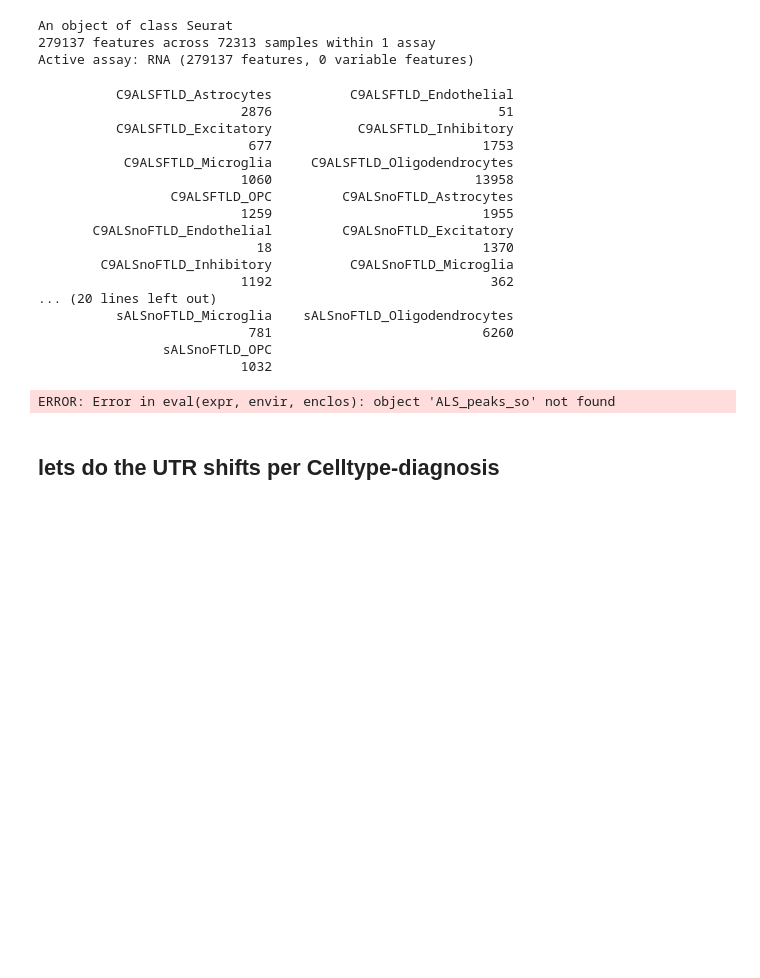
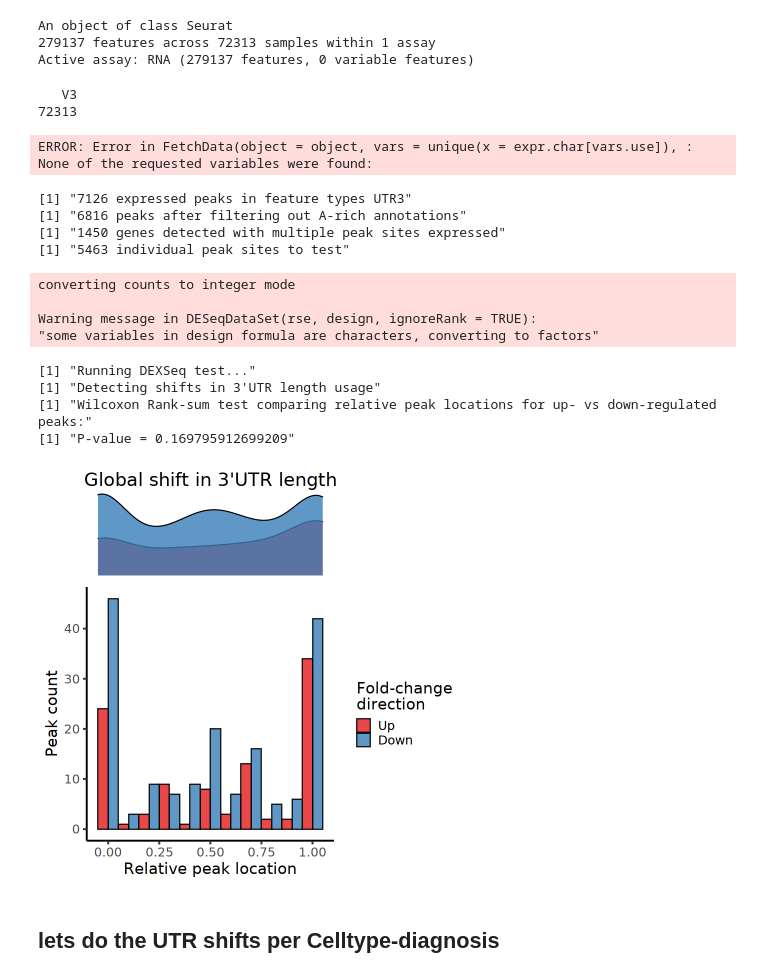
Before and after one commit to AidenSb/APA, a Jupyter notebook: For_ALS_atlas_paper/ALS_final_analysis.ipynb, the cells around one changed output. Drawn from its saved outputs; the diff is of its cells as text; code cells hidden in the pictures; blank space fills up the shorter version.

```diff
--- a/For_ALS_atlas_paper/ALS_final_analysis.ipynb
+++ b/For_ALS_atlas_paper/ALS_final_analysis.ipynb
@@ -272,25 +277,10 @@ Active assay: RNA (279137 features, 0 variable features)
 # %%
 ALS_peaks_so <- AddMetaData(ALS_peaks_so, metadata = ge_so@meta.data)
 # %%
-table(ALS_peaks_so$diagnosis_celltype)
+table(ALS_peaks_so$chemistry)
 # %% [output]
-          C9ALSFTLD_Astrocytes          C9ALSFTLD_Endothelial
-                          2876                             51
-          C9ALSFTLD_Excitatory           C9ALSFTLD_Inhibitory
-                           677                           1753
-           C9ALSFTLD_Microglia     C9ALSFTLD_Oligodendrocytes
-                          1060                          13958
-                 C9ALSFTLD_OPC         C9ALSnoFTLD_Astrocytes
-                          1259                           1955
-       C9ALSnoFTLD_Endothelial         C9ALSnoFTLD_Excitatory
-                            18                           1370
-        C9ALSnoFTLD_Inhibitory          C9ALSnoFTLD_Microglia
-                          1192                            362
-... (20 lines left out)
-          sALSnoFTLD_Microglia    sALSnoFTLD_Oligodendrocytes
-                           781                           6260
-                sALSnoFTLD_OPC
-                          1032
+   V3
+72313
 # %%
 ALS_peaks_so <- SetIdent(ALS_peaks_so, value = ALS_peaks_so$diagnosis_celltype)
 # %%
@@ -299,7 +289,29 @@ ALS_peaks_so <- SetIdent(ALS_peaks_so, value = ALS_peaks_so$diagnosis_celltype)
 ALS_peaks_so$cond = 'ALS'
 idx = which(ALS_peaks_so$diagnosis=='control')
 ALS_peaks_so$cond[idx] = 'control'
+# %%
+ALS_peaks_so <- subset(ALS_peaks_so, subset=ALS_peaks_so$chemistry=='V3')
+# %% [output]
+ERROR: Error in FetchData(object = object, vars = unique(x = expr.char[vars.use]), : None of the requested variables were found:
 # %%
-ALS_peaks_so
+ALS_peaks_so <- SetIdent(ALS_peaks_so, value = ALS_peaks_so$cond)
+utrshift_table <- DetectUTRLengthShift(peaks.object = ALS_peaks_so,
+                                          gtf_gr = gtf_gr,
+                                          gtf_TxDb = gtf_TxDb,
+                                          population.1 = 'ALS',
+                                          population.2 = 'control')
+PlotUTRLengthShift(utrshift_table)
 # %% [output]
-ERROR: Error in eval(expr, envir, enclos): object 'ALS_peaks_so' not found
+[1] "7126 expressed peaks in feature types UTR3"
+[1] "6816 peaks after filtering out A-rich annotations"
+[1] "1450 genes detected with multiple peak sites expressed"
+[1] "5463 individual peak sites to test"
+converting counts to integer mode
+
+Warning message in DESeqDataSet(rse, design, ignoreRank = TRUE):
+"some variables in design formula are characters, converting to factors"
+[1] "Running DEXSeq test..."
+[1] "Detecting shifts in 3'UTR length usage"
+[1] "Wilcoxon Rank-sum test comparing relative peak locations for up- vs down-regulated peaks:"
+[1] "P-value = 0.169795912699209"
+[figure, added]
```
Also changed, not shown: parts of 4 cells of this notebook, 5 other files.
